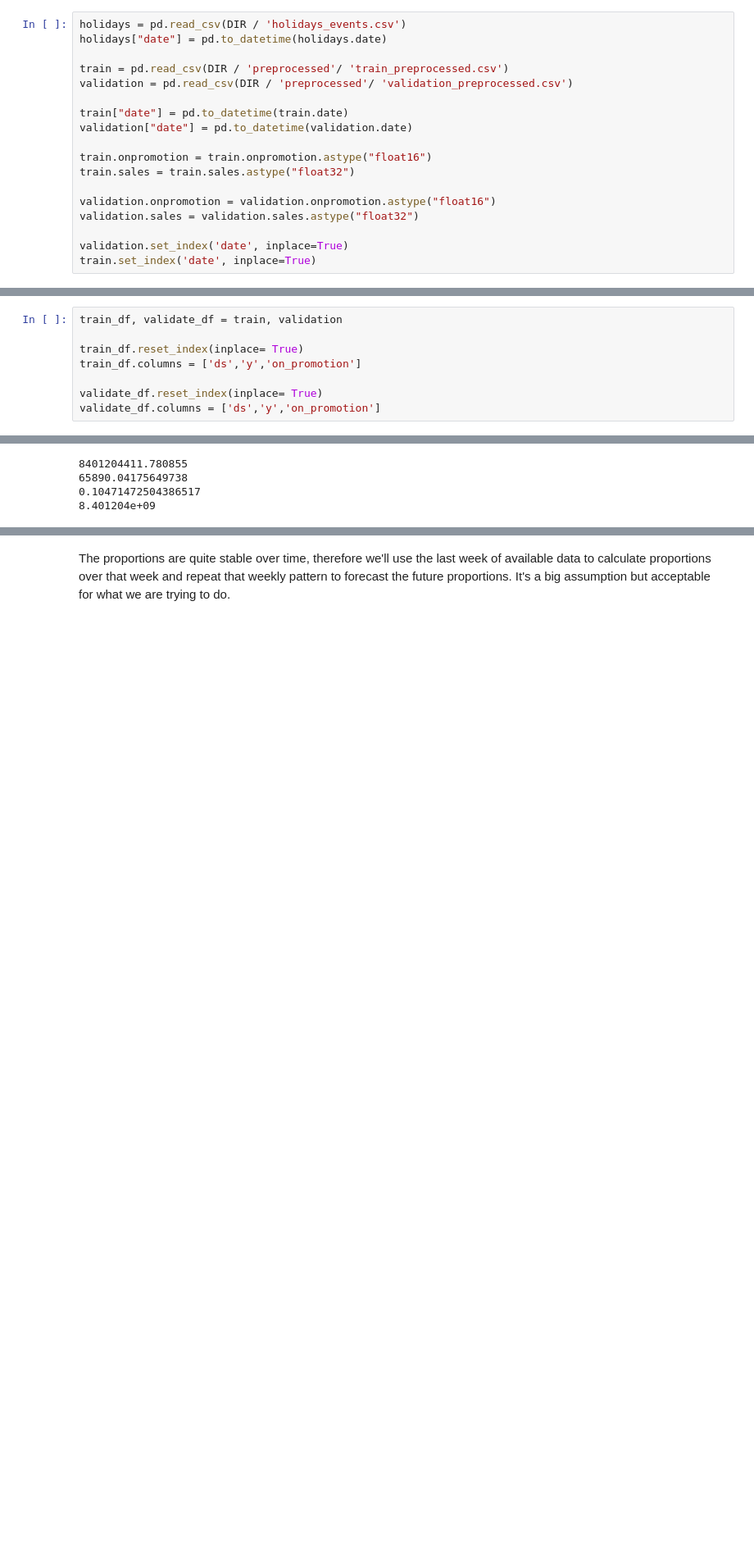
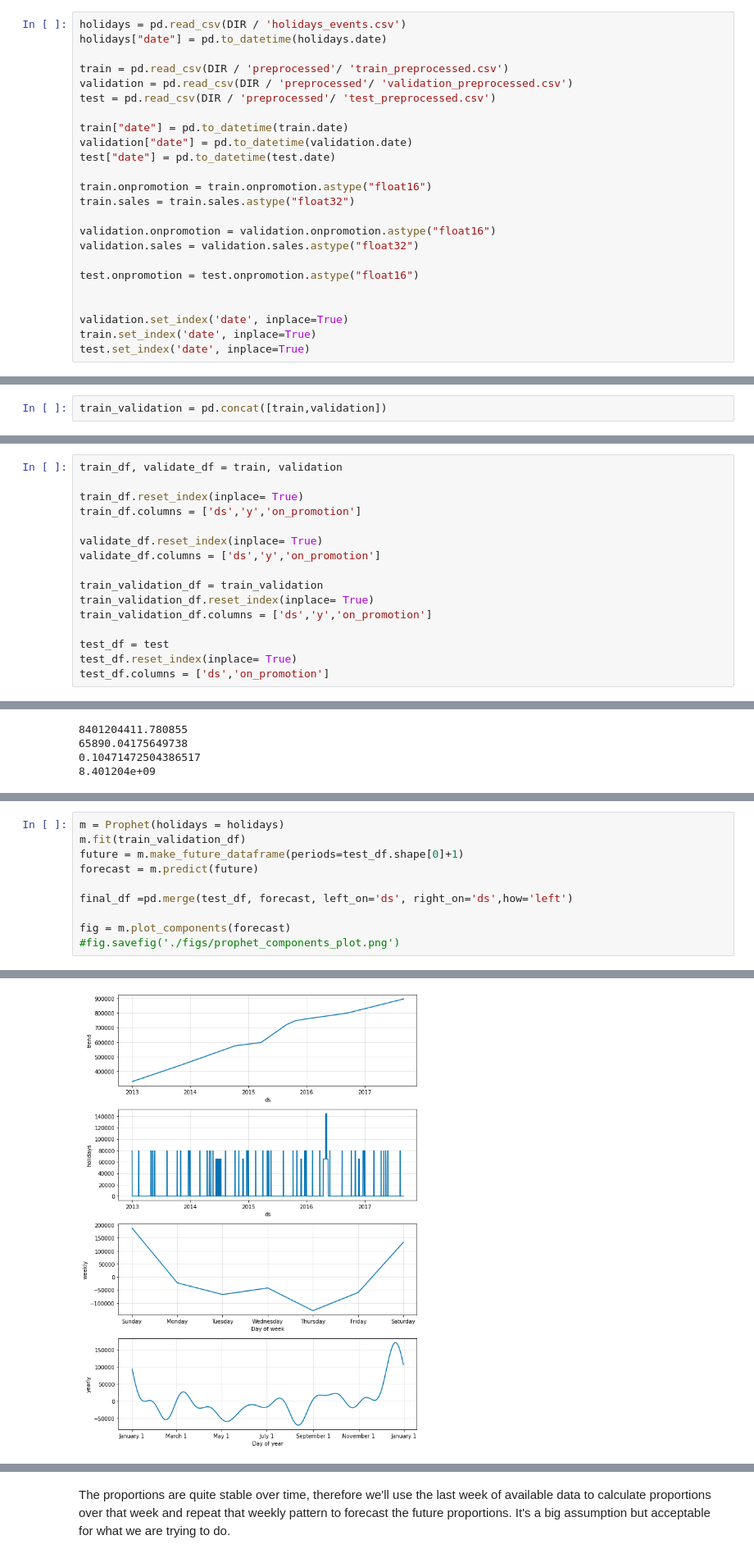
Before and after one commit to Oliss4t/BHT_Store_Sales_Time_Series_Forecasting, a Jupyter notebook: prophet.ipynb, the cells around one changed output, grey strips where cells are left out. Shown at 82% size. Cells and saved outputs as stored; diff of their text form; blank space fills up the shorter version.

Commit message:
final predictions of test of prophet model

```diff
--- a/prophet.ipynb
+++ b/prophet.ipynb
@@ -34,9 +34,11 @@ holidays["date"] = pd.to_datetime(holidays.date)
 
 train = pd.read_csv(DIR / 'preprocessed'/ 'train_preprocessed.csv')
 validation = pd.read_csv(DIR / 'preprocessed'/ 'validation_preprocessed.csv')
+test = pd.read_csv(DIR / 'preprocessed'/ 'test_preprocessed.csv')
 
 train["date"] = pd.to_datetime(train.date)
 validation["date"] = pd.to_datetime(validation.date)
+test["date"] = pd.to_datetime(test.date)
 
 train.onpromotion = train.onpromotion.astype("float16")
 train.sales = train.sales.astype("float32")
@@ -44,5 +46,9 @@ train.sales = train.sales.astype("float32")
 validation.onpromotion = validation.onpromotion.astype("float16")
 validation.sales = validation.sales.astype("float32")
 
+test.onpromotion = test.onpromotion.astype("float16")
+
+
 validation.set_index('date', inplace=True)
 train.set_index('date', inplace=True)
+test.set_index('date', inplace=True)
@@ -68,0 +55,2 @@ validation.tail()
+# %%
+train_validation = pd.concat([train,validation])
@@ -74,4 +83,12 @@ train_df.columns = ['ds','y','on_promotion']
 
 validate_df.reset_index(inplace= True)
 validate_df.columns = ['ds','y','on_promotion']
+
+train_validation_df = train_validation
+train_validation_df.reset_index(inplace= True)
+train_validation_df.columns = ['ds','y','on_promotion']
+
+test_df = test
+test_df.reset_index(inplace= True)
+test_df.columns = ['ds','on_promotion']
 # %%
@@ -445,0 +502,11 @@ print(format(mean_squared_error(validate_df_m3.y, validate_df_m3.yhat), 'e'))
+# %%
+m = Prophet(holidays = holidays)
+m.fit(train_validation_df)
+future = m.make_future_dataframe(periods=test_df.shape[0]+1)
+forecast = m.predict(future)
+
+final_df =pd.merge(test_df, forecast, left_on='ds', right_on='ds',how='left')
+
+fig = m.plot_components(forecast)
+#fig.savefig('./figs/prophet_components_plot.png')
+# %% [output]
@@ -445,0 +515 @@ print(format(mean_squared_error(validate_df_m3.y, validate_df_m3.yhat), 'e'))
+[figure, added]
```
Also changed, not shown: parts of 15 cells of this notebook, 1 other file.
